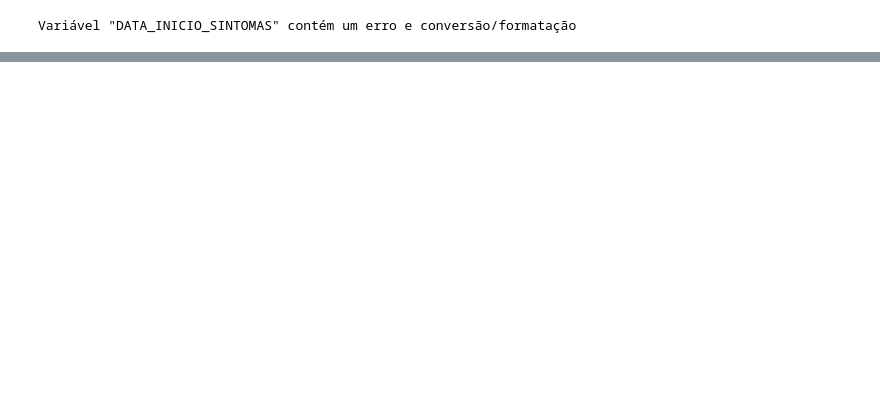
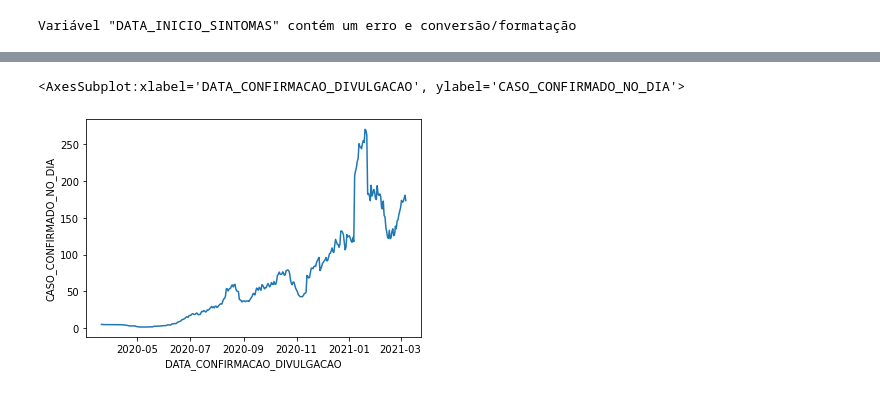
Before and after one commit to ConradBitt/covid_parana, a Jupyter notebook: notebook/Analise_COVID19_PR.ipynb, the cells around one changed output, grey strips where cells are left out. Drawn from its saved outputs; the diff is of its cells as text; code cells hidden in the pictures; blank space fills up the shorter version.

```diff
--- a/notebook/Analise_COVID19_PR.ipynb
+++ b/notebook/Analise_COVID19_PR.ipynb
@@ -147,0 +169,12 @@ informe_covid
+# %%
+def seleciona_cidade(cidade, dataframe):
+    """
+    Esta função retona todos os registros
+    cujo o atendimento ocorreu na cidade
+    passada como parâmetro.
+    Retorna um dataframe.
+    """
+    dados_cidade = dataframe.query(f'MUN_ATENDIMENTO == "{cidade.upper()}"')
+    return dados_cidade.reset_index()
+# %%
+move_average_15_por_cidade = informe_covid.groupby(['MUN_ATENDIMENTO','DATA_CONFIRMACAO_DIVULGACAO'])[['CASO_CONFIRMADO_NO_DIA','OBITO']].sum().rolling(15).mean()[15:]
@@ -148,2 +208,2 @@ informe_covid
 # %%
-dados_pg = informe_covid.query('MUN_ATENDIMENTO == "PONTA GROSSA"')
+dados_pg = seleciona_cidade('PONTA GROSSA', move_average_15_por_cidade)
@@ -194,0 +210,5 @@ dado_cidade
+# %%
+sns.lineplot(data=dados_pg, x='DATA_CONFIRMACAO_DIVULGACAO',y='CASO_CONFIRMADO_NO_DIA')
+# %% [output]
+<AxesSubplot:xlabel='DATA_CONFIRMACAO_DIVULGACAO', ylabel='CASO_CONFIRMADO_NO_DIA'>
+[figure, added]
```
Also changed, not shown: parts of 13 cells of this notebook.
